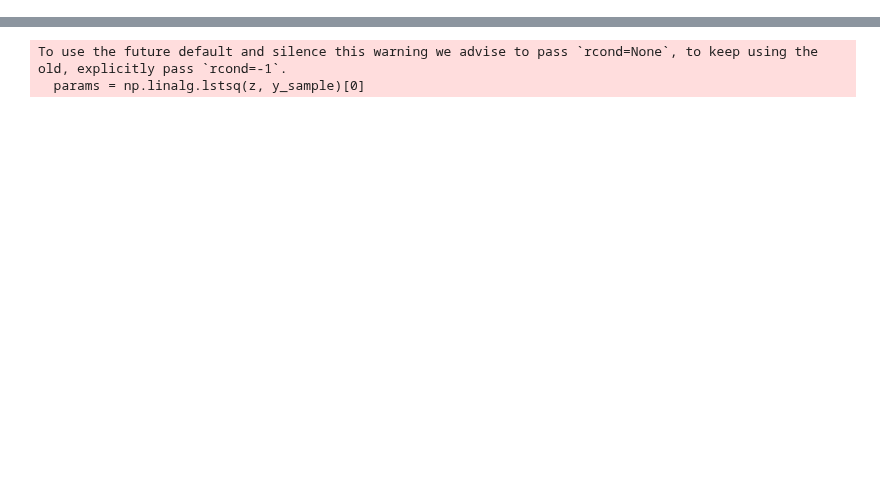
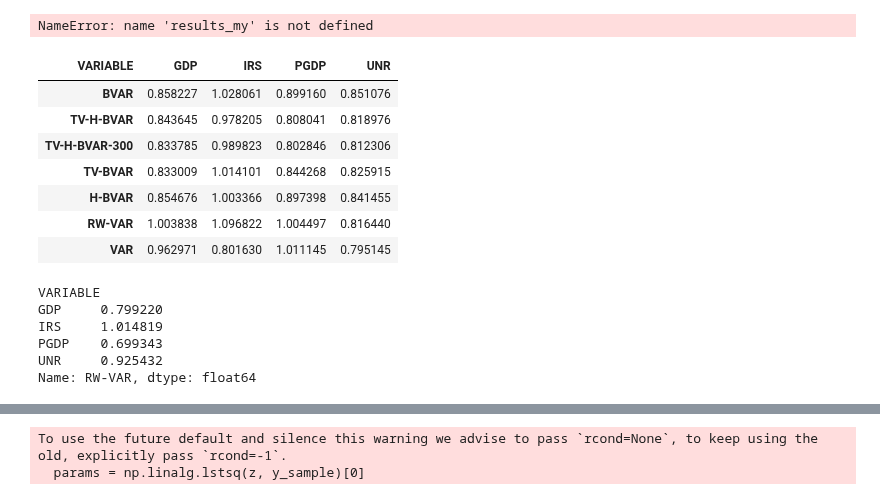
Before and after one commit to npetrenko/real_nvp, a Jupyter notebook: experiments/Untitled.ipynb, the cells around one changed output, grey strips where cells are left out. Saved outputs shown, nothing was run; the diff lists cells and outputs as text; code cells hidden in the pictures; blank space fills up the shorter version.

Commit message:
added results summarizer

```diff
--- a/experiments/Untitled.ipynb
+++ b/experiments/Untitled.ipynb
@@ -6,3 +66,27 @@ from matplotlib import pyplot as plt
+# %%
+results_my
+# %% [output]
+NameError: name 'results_my' is not defined
+# %%
+pd.DataFrame(all_results)
+# %% [output]
+| VARIABLE | GDP | IRS | PGDP | UNR |
+| BVAR | 0.858227 | 1.028061 | 0.899160 | 0.851076 |
+| TV-H-BVAR | 0.843645 | 0.978205 | 0.808041 | 0.818976 |
+| TV-H-BVAR-300 | 0.833785 | 0.989823 | 0.802846 | 0.812306 |
+| TV-BVAR | 0.833009 | 1.014101 | 0.844268 | 0.825915 |
+| H-BVAR | 0.854676 | 1.003366 | 0.897398 | 0.841455 |
+| RW-VAR | 1.003838 | 1.096822 | 1.004497 | 0.816440 |
+| VAR | 0.962971 | 0.801630 | 1.011145 | 0.795145 |
+# %%
+results_other
+# %% [output]
+VARIABLE
+GDP     0.799220
+IRS     1.014819
+PGDP    0.699343
+UNR     0.925432
+Name: RW-VAR, dtype: float64
 # %%
 mm = 'GBR'
 # %%
```
Also changed, not shown: parts of 14 cells of this notebook, 3 other files.
